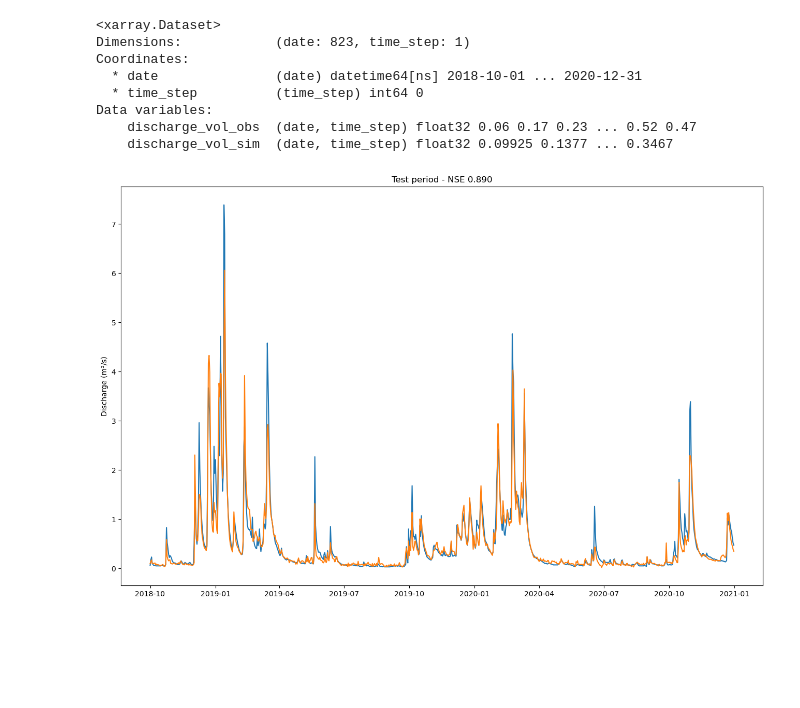
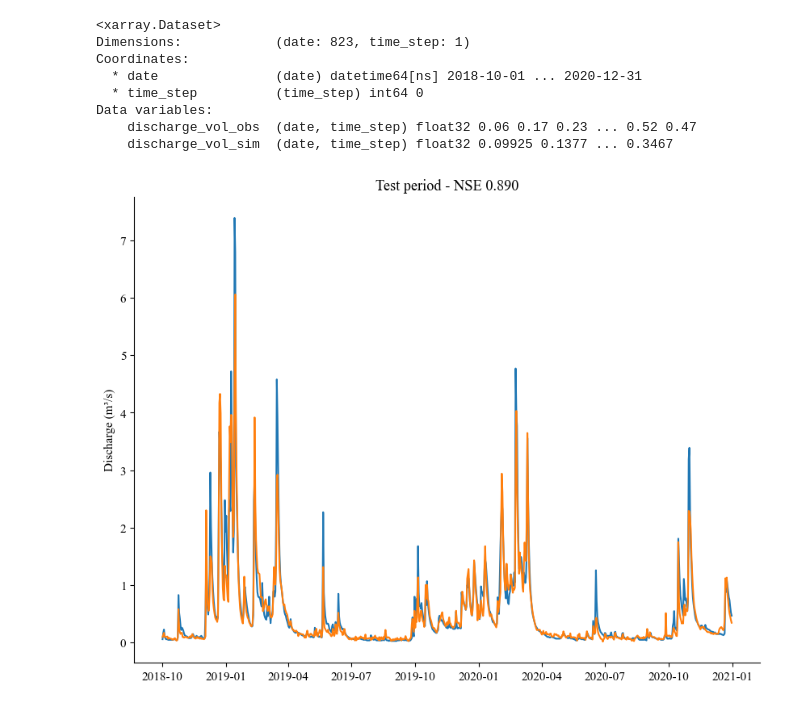
Before and after one commit to gjohnen1/neuralhydrology, a Jupyter notebook: camels_harz/single_basin_multi_forcing/DE4_riefensbeek_soese/DE_4_riefensbeek_soese.ipynb, the cells around one changed output. Drawn from its saved outputs; the diff is of its cells as text; code cells hidden in the pictures; blank space fills up the shorter version.

Commit message:
Update plot settings

```diff
--- a/camels_harz/single_basin_multi_forcing/DE4_riefensbeek_soese/DE_4_riefensbeek_soese.ipynb
+++ b/camels_harz/single_basin_multi_forcing/DE4_riefensbeek_soese/DE_4_riefensbeek_soese.ipynb
@@ -11,4 +12,11 @@ import pickle
 import matplotlib.pyplot as plt
+# %%
+mpl.rcParams["grid.color"] = "#eeeeee"
+mpl.rcParams["grid.linewidth"] = 0.5
+mpl.rcParams["axes.spines.right"] = False
+mpl.rcParams["axes.spines.top"] = False
+mpl.rcParams['font.family'] = 'Times New Roman'
+mpl.rcParams.update({'font.size': 11})
 # %% [markdown]
 ### Perform two stage hyperparametertuning
 # %% [markdown]
@@ -246,13 +214,15 @@ Data variables:
 # %%
 # Extract observations and simulations
 qobs = results['DE4']['1D']['xr']['discharge_vol_obs']
 qsim = results['DE4']['1D']['xr']['discharge_vol_sim']
 
-fig, ax = plt.subplots(figsize=(16,10))
+fig, ax = plt.subplots(figsize=(10,7.5))
 ax.plot(qobs['date'], qobs)
 ax.plot(qsim['date'], qsim)
 ax.set_ylabel("Discharge (m³/s)")
 ax.set_title(f"Test period - NSE {results['DE4']['1D']['NSE']:.3f}")
+# save figure as high resolution png
+# plt.savefig('test_results.png', dpi=300)
 plt.show()
 # %% [output]
-[figure, old version]
+[figure, new version]
```
Also changed, not shown: parts of 5 cells of this notebook.
